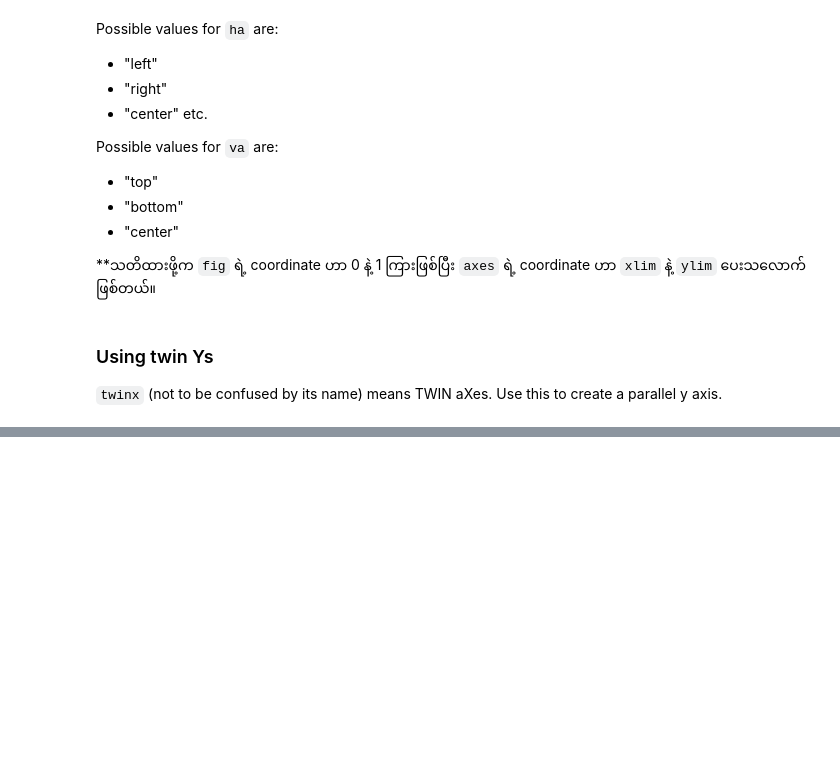
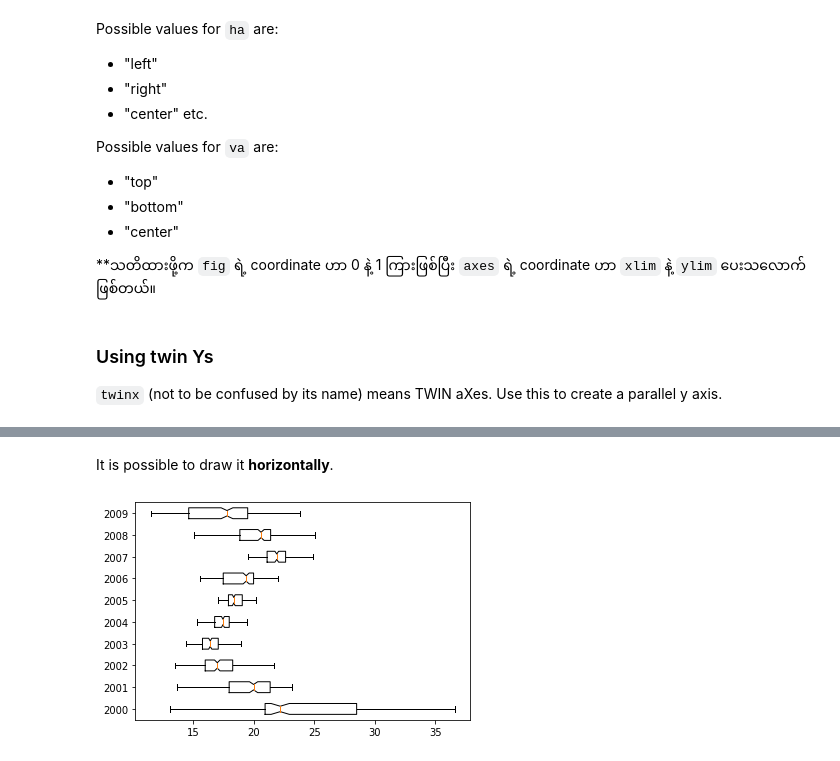
Before and after one commit to neolaw84/data_science_using_python_labs, a Jupyter notebook: week15/01_matplotlib_p2.ipynb, the cells around one changed output, grey strips where cells are left out. Saved outputs shown, nothing was run; the diff lists cells and outputs as text; code cells hidden in the pictures; blank space fills up the shorter version.

```diff
--- a/week15/01_matplotlib_p2.ipynb
+++ b/week15/01_matplotlib_p2.ipynb
@@ -307,0 +356,7 @@ plt.show()
+# %% [markdown]
+It is possible to draw it **horizontally**.
+# %%
+plt.boxplot(all_cols.values[:min_size, :], labels=all_cols.columns, vert=False, notch=True, showfliers=False)
+plt.show()
+# %% [output]
+[figure, added]
```
Also changed, not shown: parts of 7 cells of this notebook.
